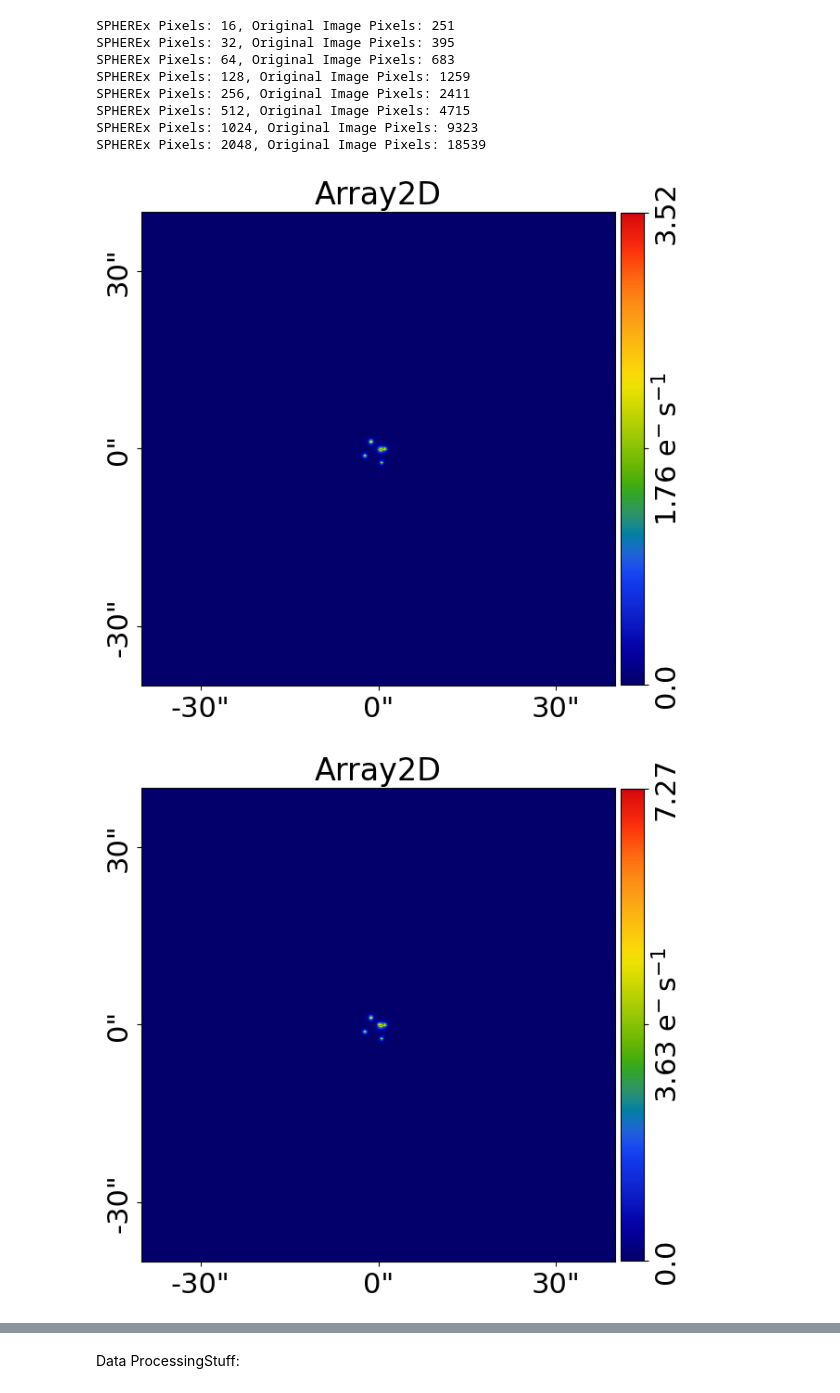
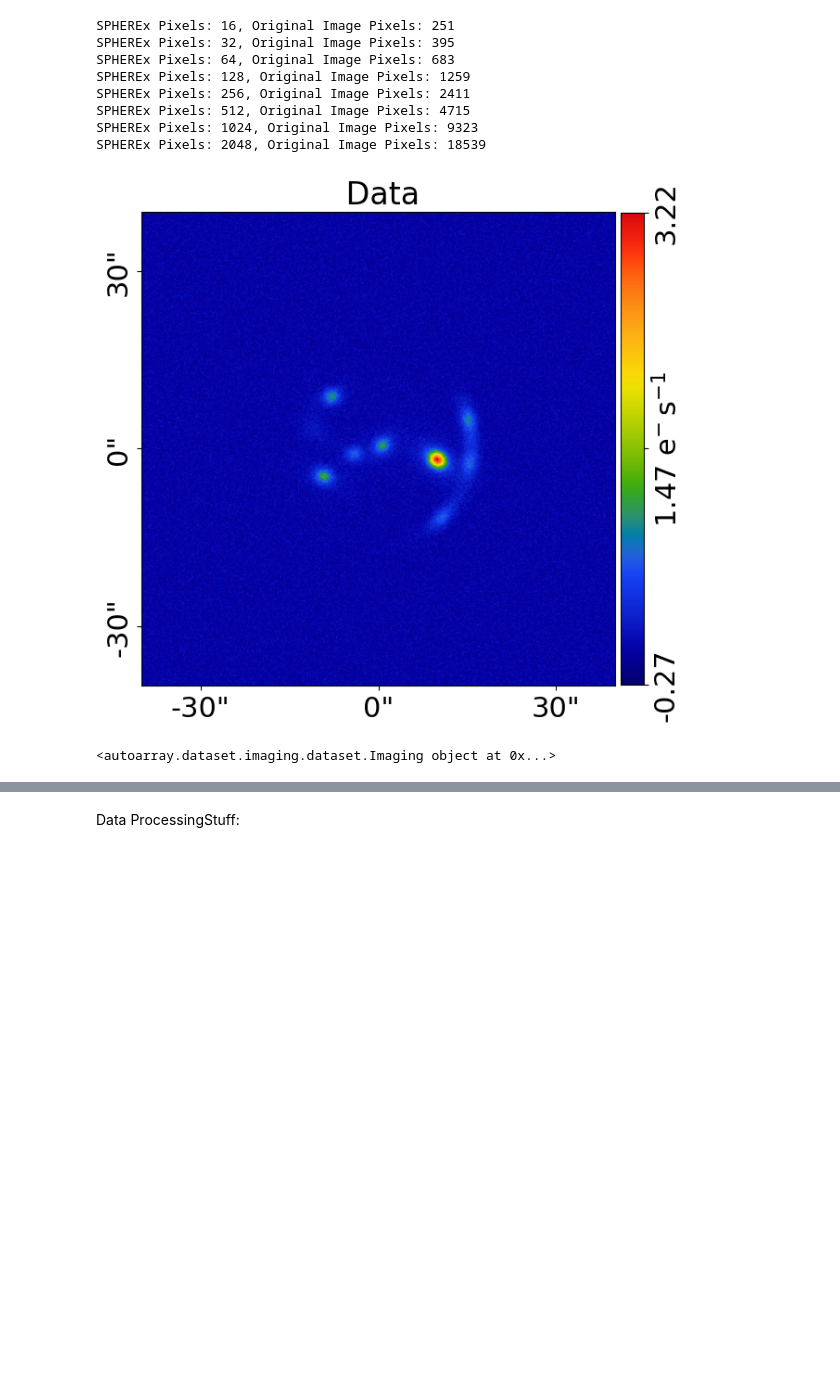
Before and after one commit to moomanchuu/SPHEREx-ML-marco-jame-proj, a Jupyter notebook: SPHERExMLProject.ipynb, the cells around one changed output, grey strips where cells are left out. Cells and saved outputs as stored; diff of their text form; code cells hidden in the pictures; blank space fills up the shorter version.

```diff
--- a/SPHERExMLProject.ipynb
+++ b/SPHERExMLProject.ipynb
@@ -42,10 +48,15 @@ SPHEREx Pixels: 256, Original Image Pixels: 2411
 SPHEREx Pixels: 512, Original Image Pixels: 4715
 SPHEREx Pixels: 1024, Original Image Pixels: 9323
 SPHEREx Pixels: 2048, Original Image Pixels: 18539
-# %%
-raw = (galaxy.wrapperFunction()).native
-# %% [output]
-[figure, removed]
-[figure, removed]
+# %%
+# raw = (galaxy.wrapperFunction()).native
+# print(raw)
+
+# For gcluster13&14, outputs alot of image data
+raw = galaxy.wrapperFunction()  # Returns a PyAutoLens Imaging object
+print(raw)
+# %% [output]
+[figure, added]
+<autoarray.dataset.imaging.dataset.Imaging object at 0x...>
 # %%
 convolved, binned = SPHEREx.processImg(raw)
```
Also changed, not shown: parts of 7 cells of this notebook, 5 other files.
